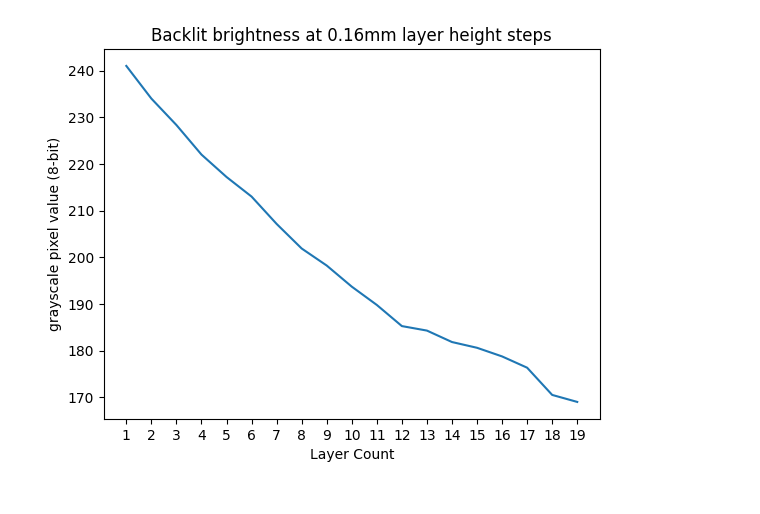
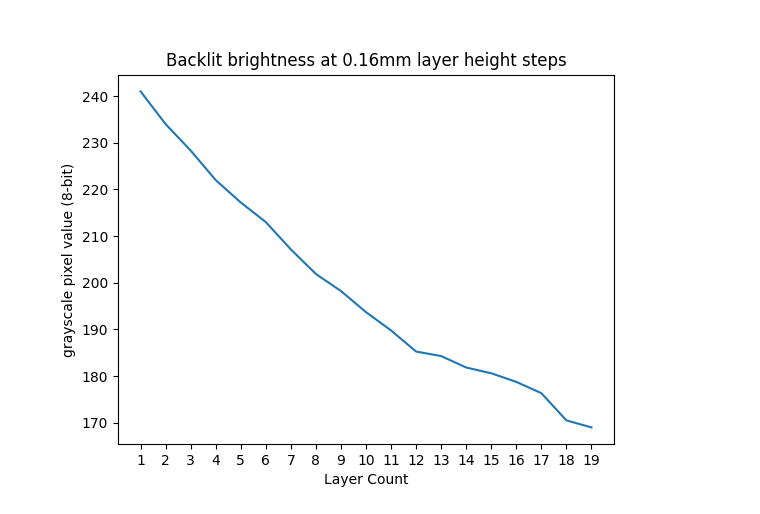
Before and after one commit to edgrant3/im2stl, a Jupyter notebook: test_grid.ipynb, the cells around one changed output. Cells and saved outputs as stored; diff of their text form; code cells hidden in the pictures.

```diff
--- a/test_grid.ipynb
+++ b/test_grid.ipynb
@@ -181,12 +199,13 @@ plt.show()
 # %%
+fig = plt.figure()
 plt.plot(np.arange(max_layer_num)+1, values)
 
 plt.xticks(np.arange(max_layer_num)+1)
 
 plt.xlabel('Layer Count')
 plt.ylabel('grayscale pixel value (8-bit)')
 plt.title('Backlit brightness at 0.16mm layer height steps')
 
 plt.show()
 # %% [output]
-[figure, old version]
+[figure, new version]
```
Also changed, not shown: parts of 4 cells of this notebook, 1 other file.
